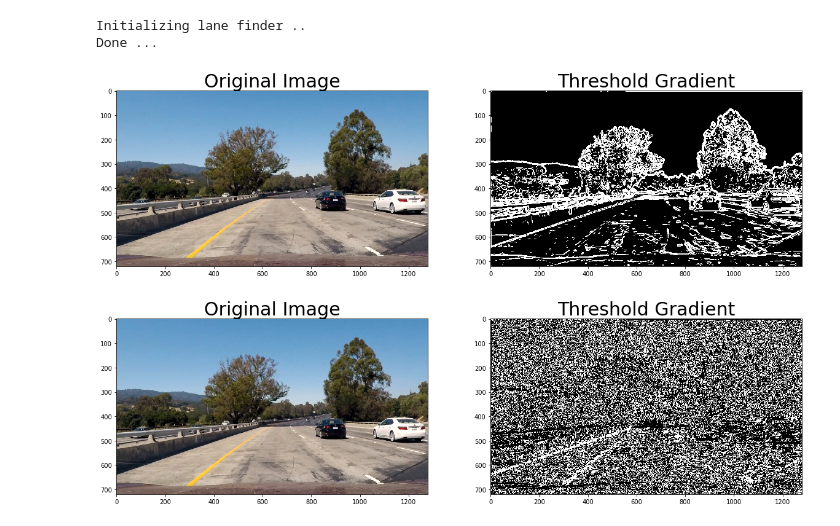
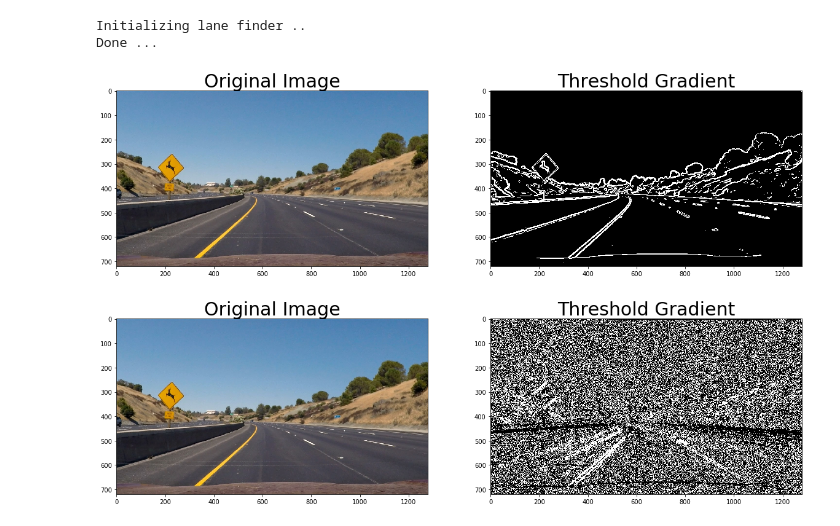
Before and after one commit to nguyenbuiUCSD/Advanced-Lane-Finding, a Jupyter notebook: lane_finder/test_lane_finder.ipynb, the cells around one changed output. Saved outputs shown, nothing was run; the diff lists cells and outputs as text; code cells hidden in the pictures.

Commit message:
Turned direction and mag

```diff
--- a/lane_finder/test_lane_finder.ipynb
+++ b/lane_finder/test_lane_finder.ipynb
@@ -10,20 +10,20 @@ lanefinder = Lanefinder()
 Initializing lane finder ..
 Done ...
 # %%
-image = mpimg.imread("../test_images/test1.jpg")
-image_threshold_gradient=lanefinder.magnitude_threshold(image, sobel_kernel=15, magnitude_threshold=(20, 150))
+image = mpimg.imread("../test_images/test2.jpg")
+image_threshold_gradient=lanefinder.magnitude_threshold(image, sobel_kernel=15, magnitude_threshold=(50, 200))
 #Plot
 f, (ax11, ax12) = plt.subplots(1, 2, figsize=(20,10))
 ax11.imshow(image)
 ax11.set_title('Original Image', fontsize=30)
 ax12.imshow(image_threshold_gradient, cmap='gray')
 ax12.set_title('Threshold Gradient', fontsize=30)
 plt.show()
 # %% [output]
-[figure, old version]
+[figure, new version]
 # %%
-image = mpimg.imread("../test_images/test1.jpg")
-image_threshold_gradient=lanefinder.direction_threshold(image, sobel_kernel=15, direction_threshold=(0.7, 1.3))
+image = mpimg.imread("../test_images/test2.jpg")
+image_threshold_gradient=lanefinder.direction_threshold(image, sobel_kernel=3, direction_threshold=(0.7, 1.3))
 #Plot
 f, (ax11, ax12) = plt.subplots(1, 2, figsize=(20,10))
 ax11.imshow(image)
@@ -32,4 +32,4 @@ ax12.imshow(image_threshold_gradient, cmap='gray')
 ax12.set_title('Threshold Gradient', fontsize=30)
 plt.show()
 # %% [output]
-[figure, old version]
+[figure, new version]
```
